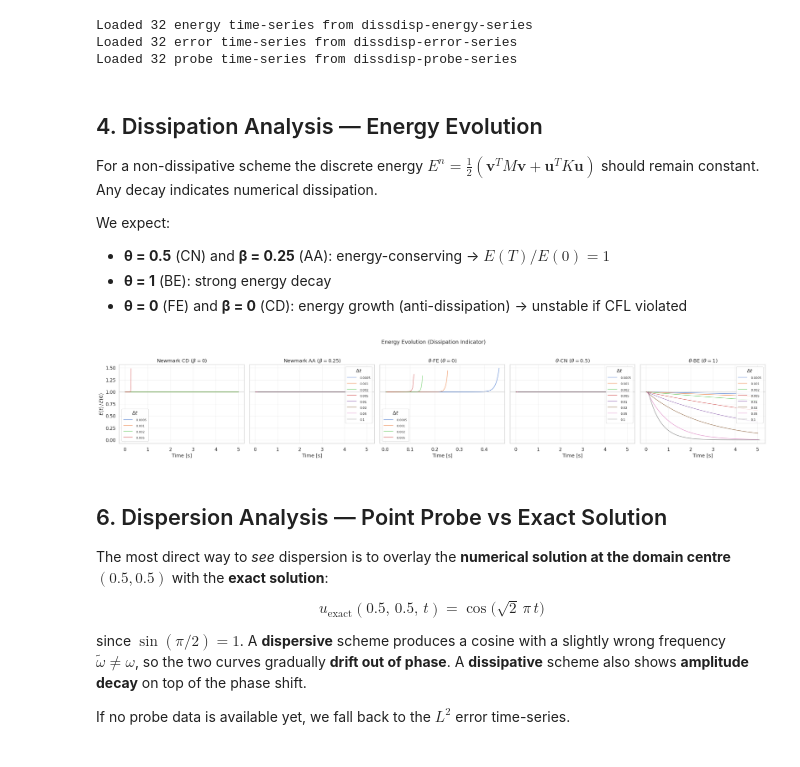
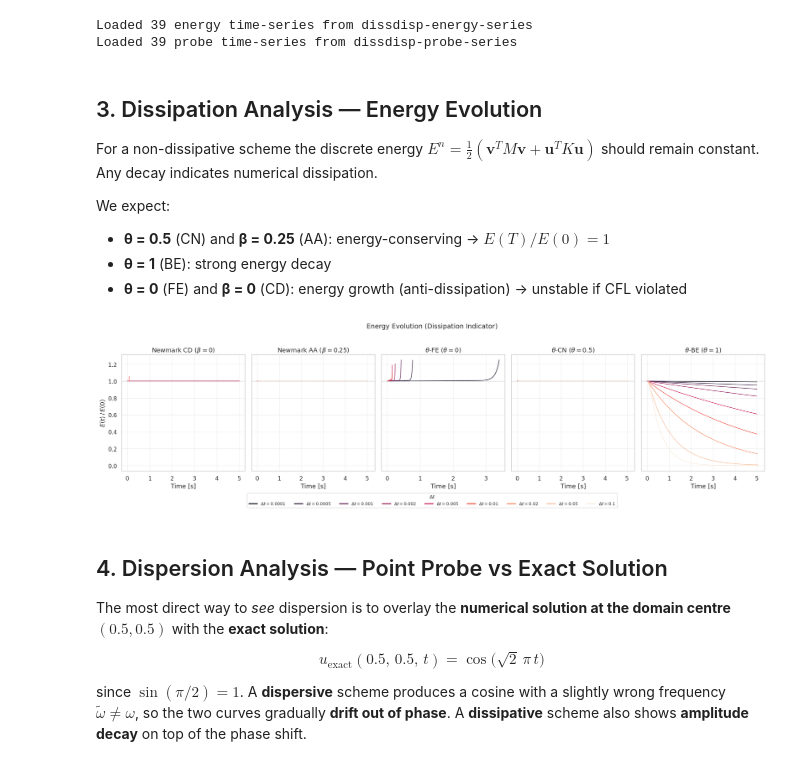
Before and after one commit to AlessandroGhiotto/nmpde-wave-equation, a Jupyter notebook: analysis/dissipation-dispersion-analysis.ipynb, the cells around one changed output. Drawn from its saved outputs; the diff is of its cells as text; code cells hidden in the pictures.

Commit message:
updated dissipation and dispersion

```diff
--- a/analysis/dissipation-dispersion-analysis.ipynb
+++ b/analysis/dissipation-dispersion-analysis.ipynb
@@ -155,14 +80,12 @@ Loading summary: /home/ghi/Documents/HPC-PoliMi/NMPDE/labs/wave-equation/analysi
 # %%
 # ================================================================
-# Load per-run energy, error, and probe time-series
+# Load per-run energy and probe time-series
 # ================================================================
 
 energy_dirs = sorted(DATA_DIR.glob("dissdisp-energy-series*"))
-error_dirs  = sorted(DATA_DIR.glob("dissdisp-error-series*"))
 probe_dirs  = sorted(DATA_DIR.glob("dissdisp-probe-series*"))
 
 energy_series = {}  # key: (scheme, dt) -> DataFrame(time, energy)
-error_series  = {}  # key: (scheme, dt) -> DataFrame(time, rel_L2_error)
 probe_series  = {}  # key: (scheme, dt) -> DataFrame(time, u_probe)
 
 if energy_dirs:
@@ -178,18 +101,6 @@ if energy_dirs:
 else:
     print("WARNING: No energy time-series directory found.")
 
-if error_dirs:
-    edir = error_dirs[-1]
-    for f in sorted(edir.glob("*.csv")):
-        parts = f.stem.split("_dt")
-        if len(parts) == 2:
-            scheme = parts[0]
-            dt_val = float(parts[1])
-            error_series[(scheme, dt_val)] = pd.read_csv(f)
-    print(f"Loaded {len(error_series)} error time-series from {edir.name}")
-else:
-    print("WARNING: No error time-series directory found.")
-
 if probe_dirs:
     pdir = probe_dirs[-1]
     for f in sorted(pdir.glob("*.csv")):
@@ -200,13 +111,12 @@ if probe_dirs:
             probe_series[(scheme, dt_val)] = pd.read_csv(f)
     print(f"Loaded {len(probe_series)} probe time-series from {pdir.name}")
 else:
-    print("WARNING: No probe time-series directory found. Rebuild + re-run sweep to generate probe.csv.")
+    print("WARNING: No probe time-series directory found.")
 # %% [output]
-Loaded 32 energy time-series from dissdisp-energy-series
-Loaded 32 error time-series from dissdisp-error-series
-Loaded 32 probe time-series from dissdisp-probe-series
+Loaded 39 energy time-series from dissdisp-energy-series
+Loaded 39 probe time-series from dissdisp-probe-series
 # %% [markdown]
-## 4. Dissipation Analysis — Energy Evolution
+## 3. Dissipation Analysis — Energy Evolution
 
 For a non-dissipative scheme the discrete energy $E^n = \tfrac12(\mathbf{v}^T M \mathbf{v} + \mathbf{u}^T K \mathbf{u})$ should remain constant. Any decay indicates numerical dissipation.
 
@@ -220,9 +130,15 @@ We expect:
 # ================================================================
 
 if energy_series:
+    # Build sequential palette for Δt values
+    all_dts = sorted(set(k[1] for k in energy_series))
+    cmap = plt.get_cmap(DT_CMAP, len(all_dts))
+    dt_palette = {f"{dt:.4g}": cmap(i) for i, dt in enumerate(all_dts)}
+    dt_order = [f"{dt:.4g}" for dt in all_dts]
+
     schemes_present = sorted(set(k[0] for k in energy_series))
     n_schemes = len(schemes_present)
-    fig, axes = plt.subplots(1, n_schemes, figsize=(5 * n_schemes, 4.5), sharey=True)
+    fig, axes = plt.subplots(1, n_schemes, figsize=(4 * n_schemes, 5), sharey=True)
     if n_schemes == 1:
         axes = [axes]
 
@@ -240,50 +156,54 @@ if energy_series:
                 if exceed.any():
                     cut = int(exceed.values.argmax())
                     t_vals, r_vals = edf["time"].iloc[:cut].values, ratio.iloc[:cut].values
                 else:
                     t_vals, r_vals = edf["time"].values, ratio.values
                 rows.append(pd.DataFrame({
                     "Time [s]":  t_vals,
                     "E(t)/E(0)": r_vals,
                     "dt":        f"{key[1]:.4g}",
                 }))
 
         if rows:
             plot_df = pd.concat(rows, ignore_index=True)
             sns.lineplot(
                 data=plot_df, x="Time [s]", y="E(t)/E(0)",
-                hue="dt", ax=ax, alpha=0.85, linewidth=1.2,
+                hue="dt", hue_order=dt_order,
+                palette=dt_palette, ax=ax, alpha=0.85, linewidth=1.2,
+                legend=False,
             )
-            leg = ax.get_legend()
-            if leg is not None:
-                leg.set_title(r"$\Delta t$")
-                for text in leg.get_texts():
-                    text.set_fontsize(8)
 
         ax.axhline(1.0, color="k", ls=":", lw=0.8, alpha=0.5)
         ax.set_xlabel("Time [s]")
         ax.set_title(SCHEME_LABELS.get(scheme, scheme))
 
     axes[0].set_ylabel(r"$E(t)\,/\,E(0)$")
+
+    # Single shared legend below the plots
+    handles = [plt.Line2D([0], [0], color=dt_palette[f"{dt:.4g}"], lw=2)
+               for dt in all_dts]
+    labels = [rf"$\Delta t = {dt:.4g}$" for dt in all_dts]
+    fig.legend(handles, labels, title=r"$\Delta t$",
+               loc="lower center", bbox_to_anchor=(0.5, -0.08),
+               ncol=len(all_dts), fontsize=9, title_fontsize=10, frameon=True)
+
     fig.suptitle("Energy Evolution (Dissipation Indicator)", fontsize=14, y=1.02)
     fig.tight_layout()
     fig.savefig(FIG_DIR / "energy_evolution.pdf", bbox_inches="tight", dpi=150)
     fig.savefig(FIG_DIR / "energy_evolution.png", bbox_inches="tight", dpi=150)
     plt.show()
 else:
     print("No energy time-series data available. Run the sweep first.")
 # %% [output]
-[figure, old version]
+[figure, new version]
 # %% [markdown]
-## 6. Dispersion Analysis — Point Probe vs Exact Solution
+## 4. Dispersion Analysis — Point Probe vs Exact Solution
 
 The most direct way to *see* dispersion is to overlay the **numerical solution at the domain centre** $(0.5, 0.5)$ with the **exact solution**:
 
 $$u_{\text{exact}}(0.5,\,0.5,\,t) = \cos\!\bigl(\sqrt{2}\,\pi\,t\bigr)$$
 
 since $\sin(\pi/2) = 1$.  A **dispersive** scheme produces a cosine with a slightly wrong frequency $\tilde\omega \neq \omega$, so the two curves gradually **drift out of phase**.  A **dissipative** scheme also shows **amplitude decay** on top of the phase shift.
-
-If no probe data is available yet, we fall back to the $L^2$ error time-series.
 # %%
 # ================================================================
 # Plot: u(0.5, 0.5, t) numerical vs exact — one subplot per scheme
```
Also changed, not shown: parts of 10 cells of this notebook, 5 other files.
